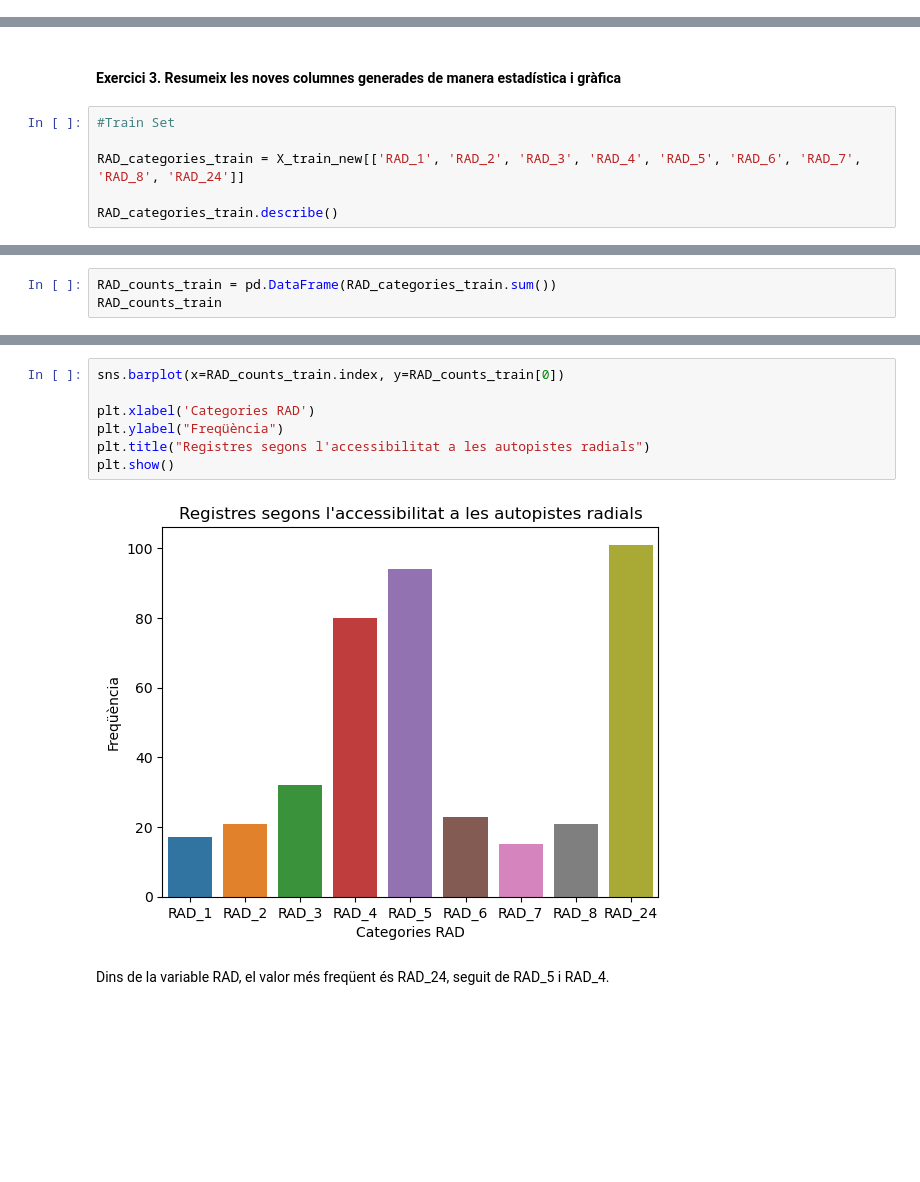
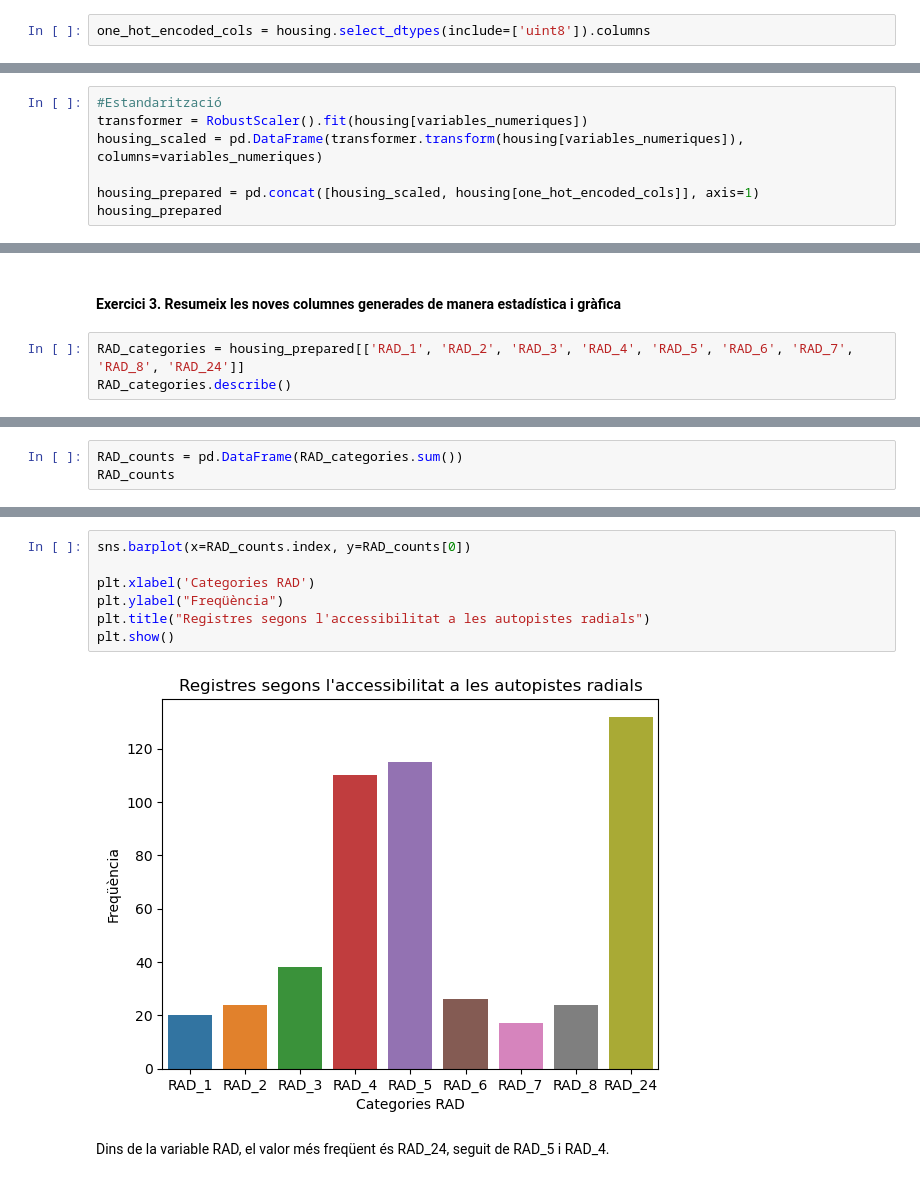
Before and after one commit to JCDataAnalysis/Sprints, a Jupyter notebook: Sprint_5_SkLearn_Train_Test/Sprint_5_SkLearn_Train_Test.ipynb, the cells around one changed output, grey strips where cells are left out. Cells and saved outputs as stored; diff of their text form; blank space fills up the shorter version.

```diff
--- a/Sprint_5_SkLearn_Train_Test/Sprint_5_SkLearn_Train_Test.ipynb
+++ b/Sprint_5_SkLearn_Train_Test/Sprint_5_SkLearn_Train_Test.ipynb
@@ -211,0 +208,2 @@ plt.subplots_adjust(wspace=0.5, hspace=0.5)
+# %%
+one_hot_encoded_cols = housing.select_dtypes(include=['uint8']).columns
@@ -300,0 +234,7 @@ X_test_new
+# %%
+#Estandarització
+transformer = RobustScaler().fit(housing[variables_numeriques])
+housing_scaled = pd.DataFrame(transformer.transform(housing[variables_numeriques]), columns=variables_numeriques)
+
+housing_prepared = pd.concat([housing_scaled, housing[one_hot_encoded_cols]], axis=1)
+housing_prepared
@@ -301,10 +255,7 @@ X_test_new
 # %% [markdown]
 #### Exercici 3. Resumeix les noves columnes generades de manera estadística i gràfica
 # %%
-#Train Set
-
-RAD_categories_train = X_train_new[['RAD_1', 'RAD_2', 'RAD_3', 'RAD_4', 'RAD_5', 'RAD_6', 'RAD_7', 'RAD_8', 'RAD_24']]
-
-RAD_categories_train.describe()
+RAD_categories = housing_prepared[['RAD_1', 'RAD_2', 'RAD_3', 'RAD_4', 'RAD_5', 'RAD_6', 'RAD_7', 'RAD_8', 'RAD_24']]
+RAD_categories.describe()
 # %% [output]
 |  | RAD_1 | RAD_2 | RAD_3 | RAD_4 | RAD_5 | RAD_6 | RAD_7 | RAD_8 | RAD_24 |
@@ -319,5 +270,5 @@ RAD_categories_train.describe()
 # %%
-RAD_counts_train = pd.DataFrame(RAD_categories_train.sum())
-RAD_counts_train
+RAD_counts = pd.DataFrame(RAD_categories.sum())
+RAD_counts
 # %% [output]
 |  | 0 |
@@ -333,12 +284,12 @@ RAD_counts_train
 # %%
-sns.barplot(x=RAD_counts_train.index, y=RAD_counts_train[0])
+sns.barplot(x=RAD_counts.index, y=RAD_counts[0])
 
 plt.xlabel('Categories RAD')
 plt.ylabel("Freqüència")
 plt.title("Registres segons l'accessibilitat a les autopistes radials")
 plt.show()
 # %% [output]
-[figure, old version]
+[figure, new version]
 # %% [markdown]
 Dins de la variable RAD, el valor més freqüent és RAD_24, seguit de RAD_5 i RAD_4.
 # %%
```
Also changed, not shown: parts of 23 cells of this notebook.
